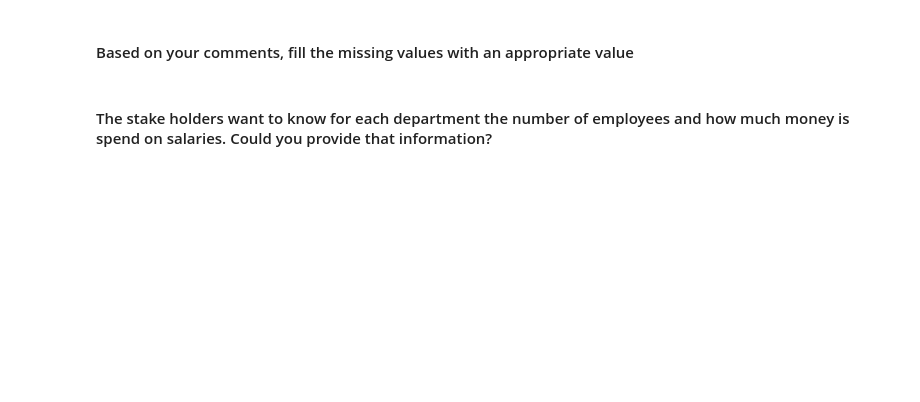
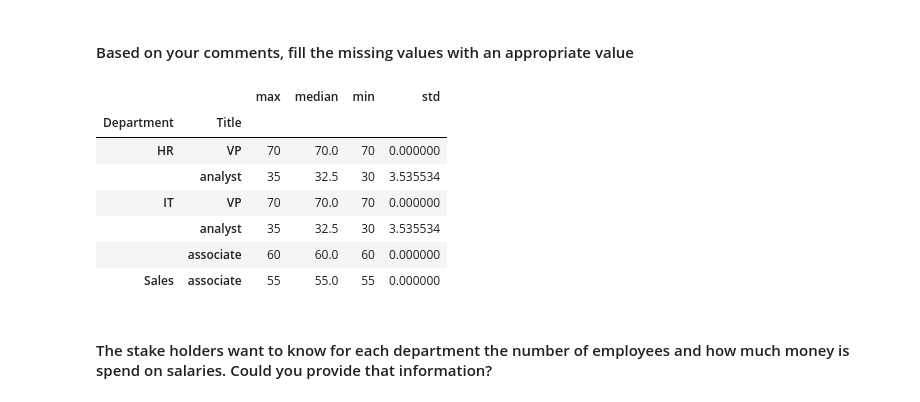
Before and after one commit to Ironhack-Data-Madrid-Octubre-2023/5.1-lab_pivot_table_and_correlation, a Jupyter notebook: your_code/main.ipynb, the cells around one changed output. Saved outputs shown, nothing was run; the diff lists cells and outputs as text; code cells hidden in the pictures; blank space fills up the shorter version.

```diff
--- a/your_code/main.ipynb
+++ b/your_code/main.ipynb
@@ -90,2 +126,15 @@ tabla
+# %%
+# The missing values for the std with a fixed salary of 70k for VP's, and 60k for assoaciates in IT is 0.
+tabla = tabla.fillna(0)
+tabla
+# %% [output]
+|  |  | max | median | min | std |
+| Department | Title |  |  |  |  |
+| HR | VP | 70 | 70.0 | 70 | 0.000000 |
+|  | analyst | 35 | 32.5 | 30 | 3.535534 |
+| IT | VP | 70 | 70.0 | 70 | 0.000000 |
+|  | analyst | 35 | 32.5 | 30 | 3.535534 |
+|  | associate | 60 | 60.0 | 60 | 0.000000 |
+| Sales | associate | 55 | 55.0 | 55 | 0.000000 |
 # %% [markdown]
 #### The stake holders want to know for each department the number of employees and how much money is spend on salaries. Could you provide that information?
```
Also changed, not shown: parts of 16 cells of this notebook.
